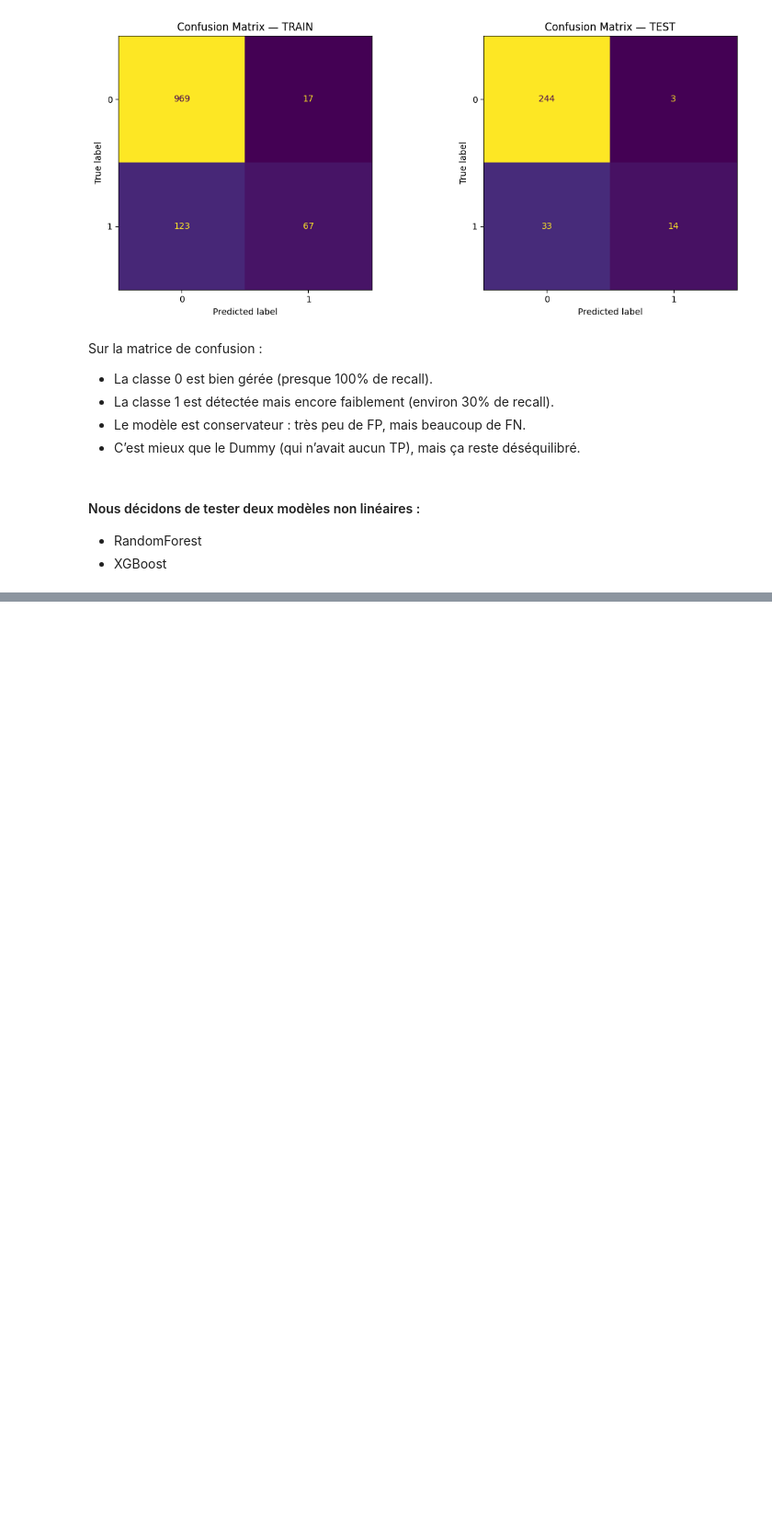
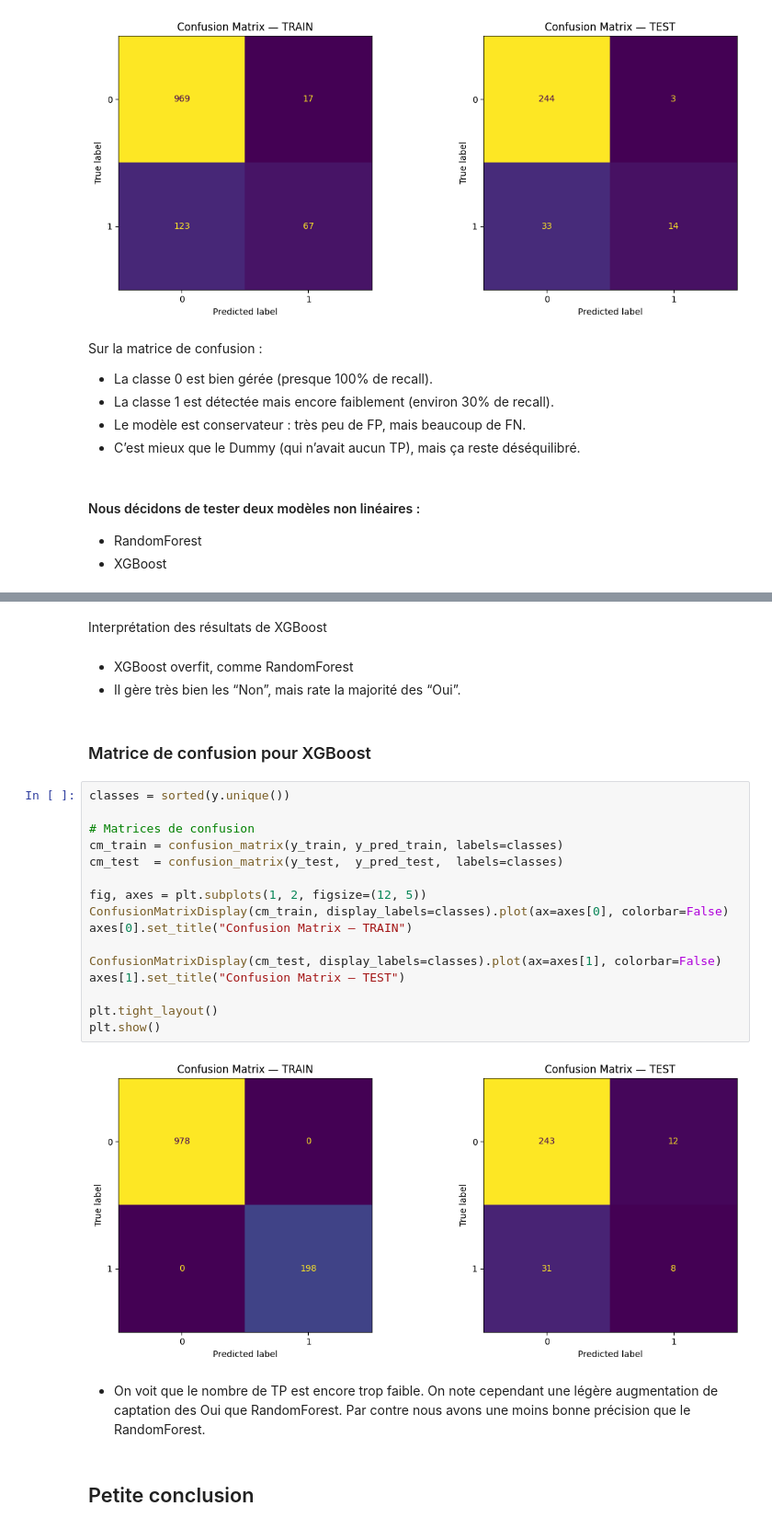
Before and after one commit to SCFlorian/Classifiez_automatiquement_des_informations, a Jupyter notebook: notebooks/notebook_3_modele_classification.ipynb, the cells around one changed output, grey strips where cells are left out. Shown: that part at 92% size. Saved outputs shown, nothing was run; the diff lists cells and outputs as text; blank space fills up the shorter version.

```diff
--- a/notebooks/notebook_3_modele_classification.ipynb
+++ b/notebooks/notebook_3_modele_classification.ipynb
@@ -303,0 +468,29 @@ array([[969,  17],
+# %% [markdown]
+Interprétation des résultats de XGBoost
+# %% [markdown]
+* XGBoost overfit, comme RandomForest
+* Il gère très bien les “Non”, mais rate la majorité des “Oui”.
+# %% [markdown]
+### Matrice de confusion pour XGBoost
+# %%
+classes = sorted(y.unique())
+
+# Matrices de confusion
+cm_train = confusion_matrix(y_train, y_pred_train, labels=classes)
+cm_test  = confusion_matrix(y_test,  y_pred_test,  labels=classes)
+
+fig, axes = plt.subplots(1, 2, figsize=(12, 5))
+ConfusionMatrixDisplay(cm_train, display_labels=classes).plot(ax=axes[0], colorbar=False)
+axes[0].set_title("Confusion Matrix — TRAIN")
+
+ConfusionMatrixDisplay(cm_test, display_labels=classes).plot(ax=axes[1], colorbar=False)
+axes[1].set_title("Confusion Matrix — TEST")
+
+plt.tight_layout()
+plt.show()
+# %% [output]
+[figure, added]
+# %% [markdown]
+* On voit que le nombre de TP est encore trop faible. On note cependant une légère augmentation de captation des Oui que RandomForest. Par contre nous avons une moins bonne précision que le RandomForest.
+# %% [markdown]
+## Petite conclusion
```
Also changed, not shown: parts of 11 cells of this notebook.
